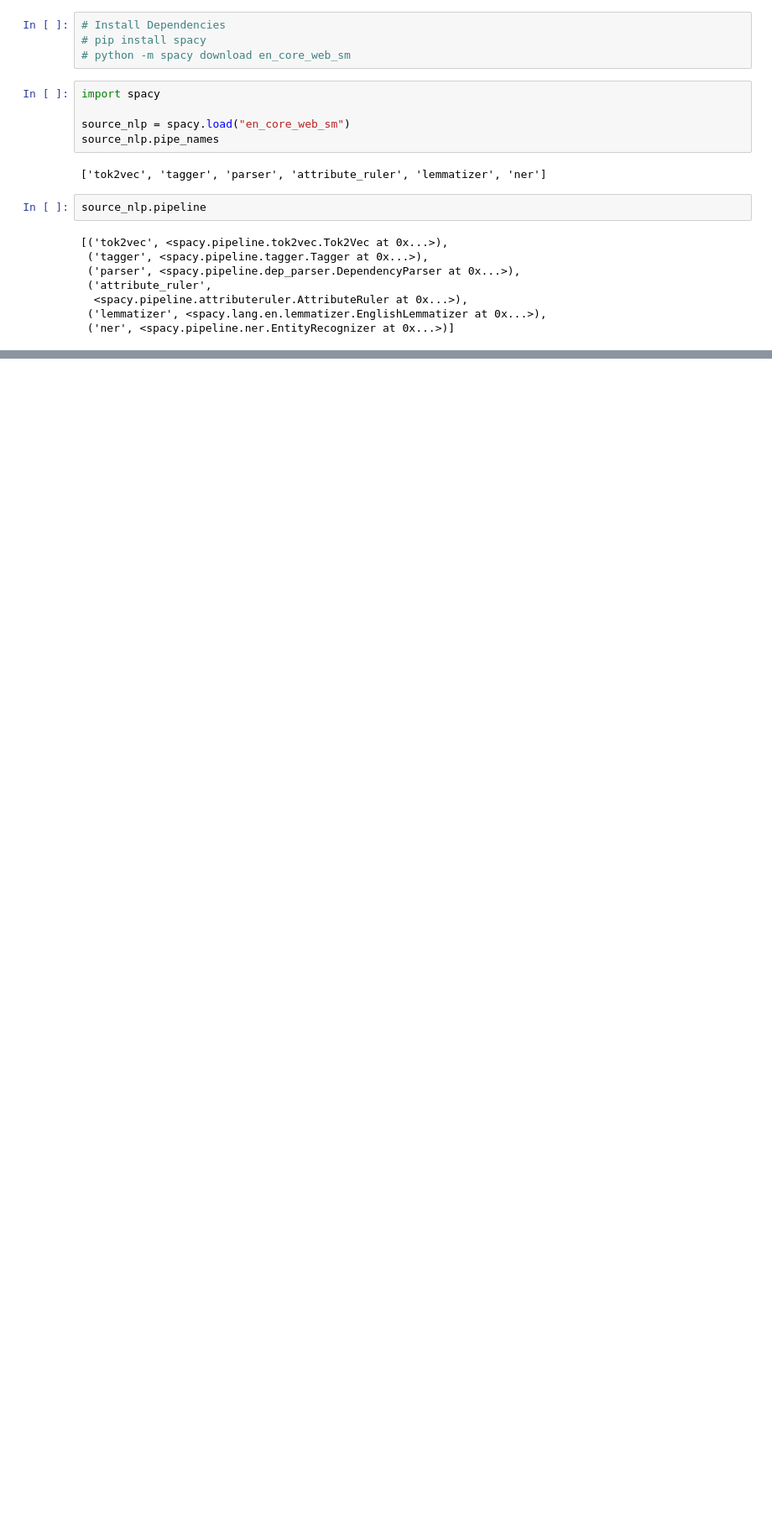
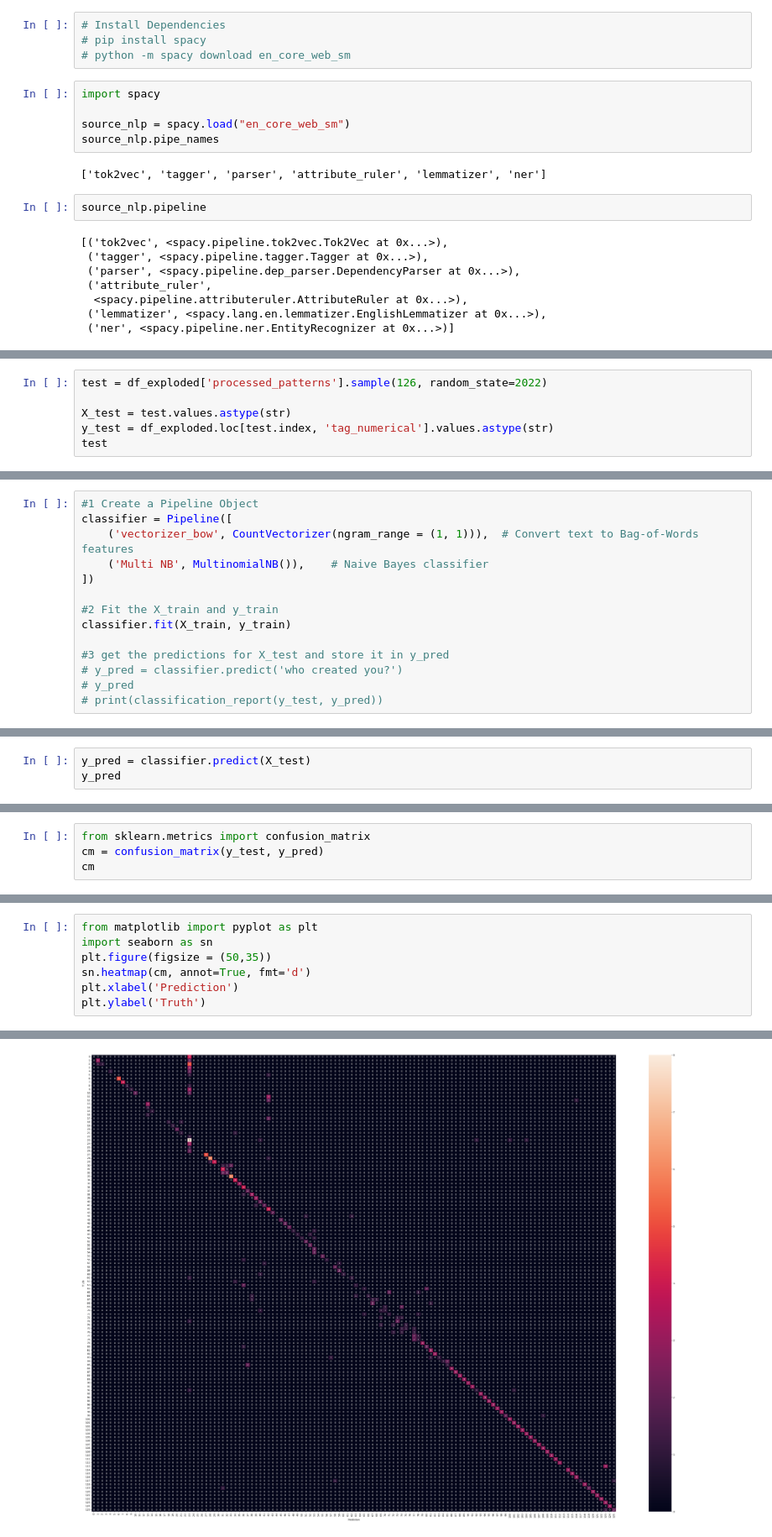
Before and after one commit to D3struf/Chatbot-using-Naive-Bayes-Algorithm, a Jupyter notebook: spacy-try.ipynb, the cells around one changed output, grey strips where cells are left out. Shown at 84% size. Drawn from its saved outputs; the diff is of its cells as text; blank space fills up the shorter version.

```diff
--- a/spacy-try.ipynb
+++ b/spacy-try.ipynb
@@ -64,0 +804,6 @@ admission  |  NOUN  |  admission
+# %%
+test = df_exploded['processed_patterns'].sample(126, random_state=2022)
+
+X_test = test.values.astype(str)
+y_test = df_exploded.loc[test.index, 'tag_numerical'].values.astype(str)
+test
@@ -64,0 +862,14 @@ admission  |  NOUN  |  admission
+# %%
+#1 Create a Pipeline Object
+classifier = Pipeline([
+    ('vectorizer_bow', CountVectorizer(ngram_range = (1, 1))),  # Convert text to Bag-of-Words features
+    ('Multi NB', MultinomialNB()),    # Naive Bayes classifier
+])
+
+#2 Fit the X_train and y_train
+classifier.fit(X_train, y_train)
+
+#3 get the predictions for X_test and store it in y_pred
+# y_pred = classifier.predict('who created you?')
+# y_pred
+# print(classification_report(y_test, y_pred))
@@ -64,0 +879,3 @@ admission  |  NOUN  |  admission
+# %%
+y_pred = classifier.predict(X_test)
+y_pred
@@ -64,0 +947,4 @@ admission  |  NOUN  |  admission
+# %%
+from sklearn.metrics import confusion_matrix
+cm = confusion_matrix(y_test, y_pred)
+cm
@@ -64,0 +959,8 @@ admission  |  NOUN  |  admission
+# %%
+from matplotlib import pyplot as plt
+import seaborn as sn
+plt.figure(figsize = (50,35))
+sn.heatmap(cm, annot=True, fmt='d')
+plt.xlabel('Prediction')
+plt.ylabel('Truth')
+# %% [output]
@@ -64,0 +968 @@ admission  |  NOUN  |  admission
+[figure, added]
```
Also changed, not shown: parts of 64 cells of this notebook, 7 other files.
